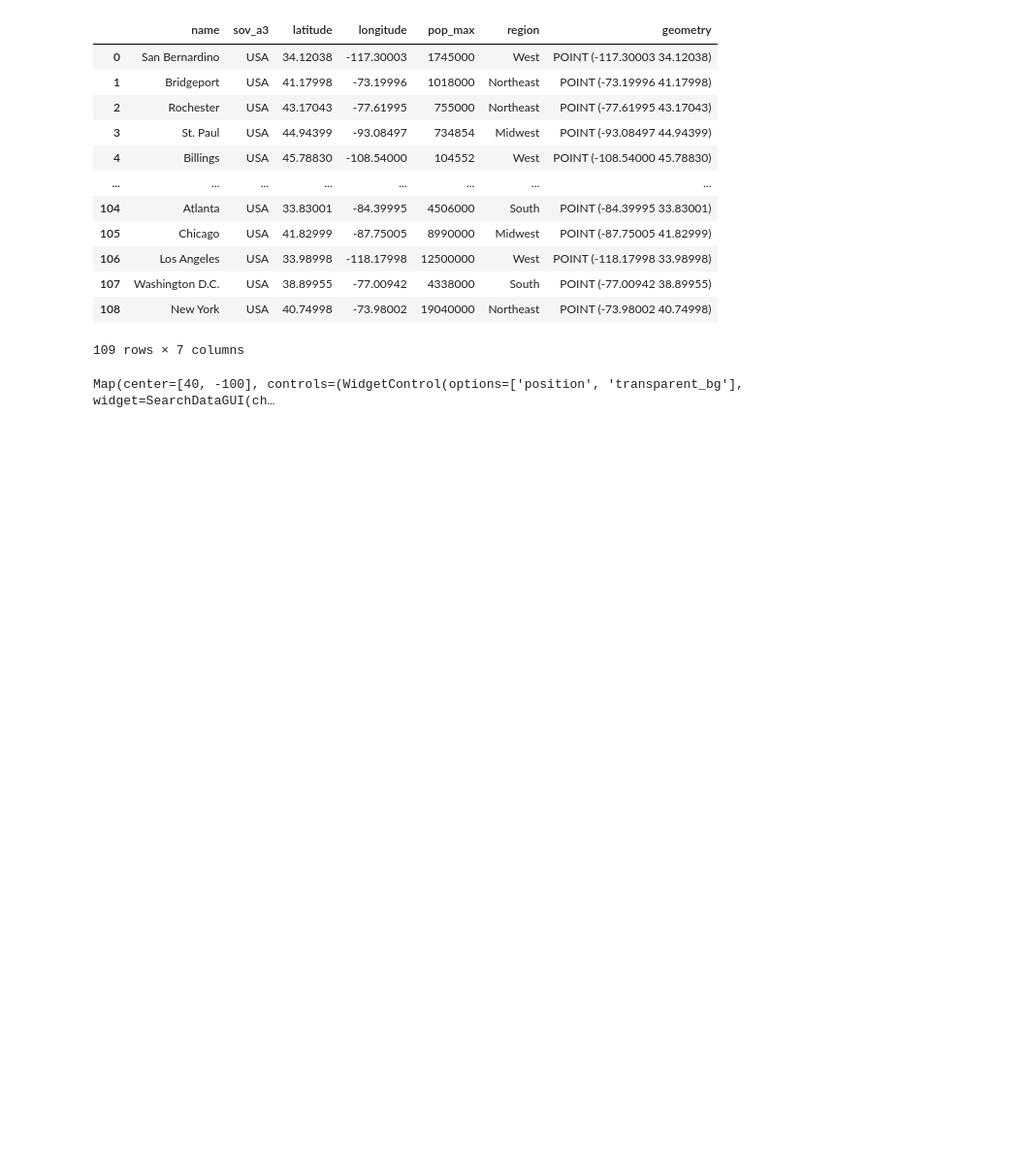
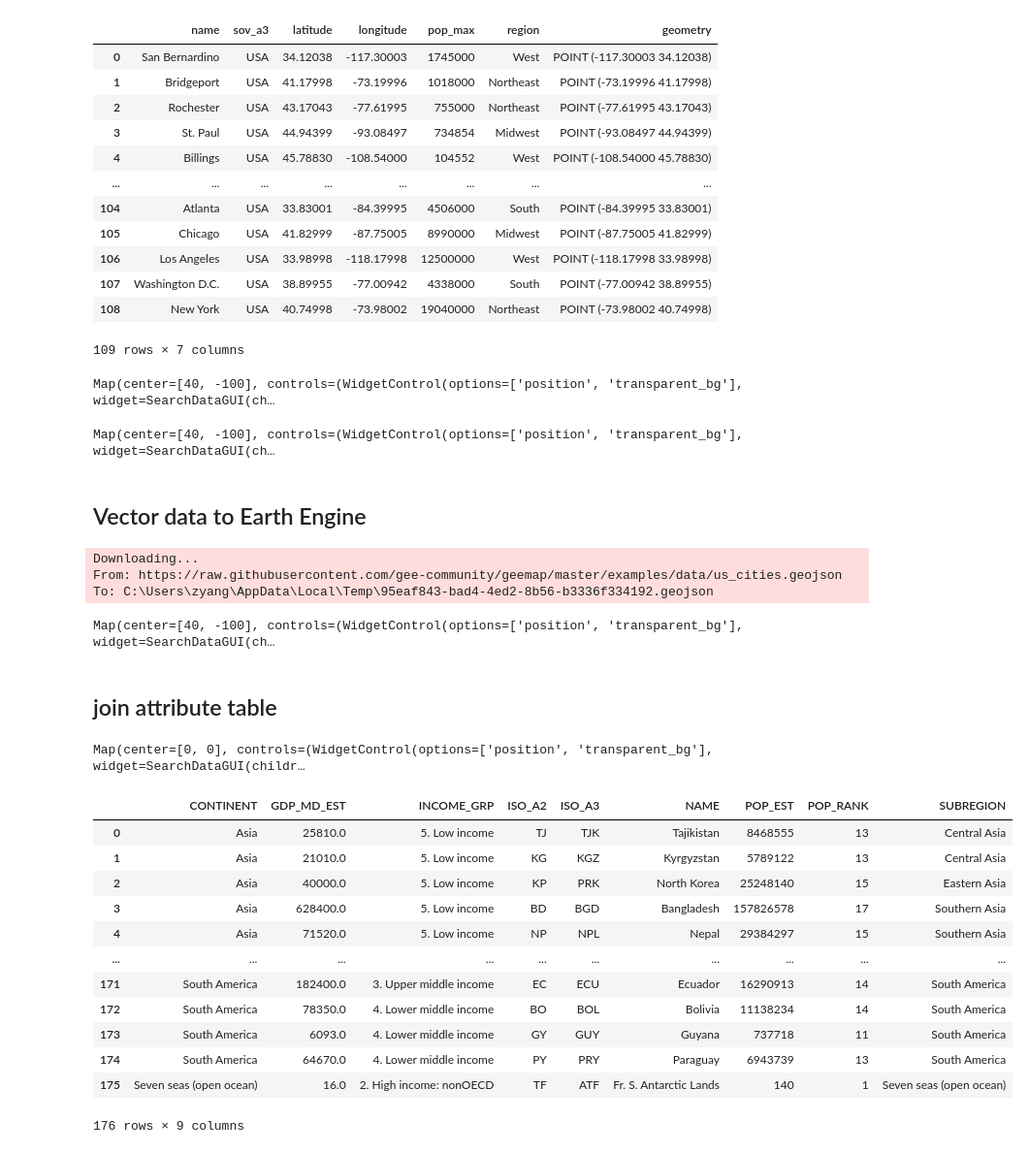
Before and after one commit to zyang91/spatial_data_management, a Jupyter notebook: notes/lecture10.ipynb, the cells around one changed output. Shown at 97% size. Cells and saved outputs as stored; diff of their text form; code cells hidden in the pictures; blank space fills up the shorter version.

```diff
--- a/notes/lecture10.ipynb
+++ b/notes/lecture10.ipynb
@@ -62,3 +62,55 @@ m.add_points_from_xy(
 m
 # %% [output]
 Map(center=[40, -100], controls=(WidgetControl(options=['position', 'transparent_bg'], widget=SearchDataGUI(ch…
+# %%
+Map= geemap.Map(center=[40,-100], zoom=4)
+Map.add_circle_markers_from_xy(
+    data,
+    x='longitude',
+    y='latitude',
+    radius=4,
+    color='red',
+    fill_color='red',
+    fill_opacity=1,
+)
+Map
+# %% [output]
+Map(center=[40, -100], controls=(WidgetControl(options=['position', 'transparent_bg'], widget=SearchDataGUI(ch…
+# %% [markdown]
+## Vector data to Earth Engine
+# %%
+geojson= 'https://github.com/gee-community/geemap/blob/master/examples/data/us_cities.geojson'
+Map= geemap.Map(center=[40,-100], zoom=4)
+fc= geemap.geojson_to_ee(geojson)
+Map.addLayer(fc, {}, 'US Cities')
+Map
+# %% [output]
+Downloading...
+From: https://raw.githubusercontent.com/gee-community/geemap/master/examples/data/us_cities.geojson
+To: C:\Users\zyang\AppData\Local\Temp\95eaf843-bad4-4ed2-8b56-b3336f334192.geojson
+Map(center=[40, -100], controls=(WidgetControl(options=['position', 'transparent_bg'], widget=SearchDataGUI(ch…
+# %% [markdown]
+## join attribute table
+# %%
+Map= geemap.Map()
+countires= ee.FeatureCollection(geemap.examples.get_ee_path('countries'))
+Map.addLayer(countires, {}, 'Countries')
+Map
+# %% [output]
+Map(center=[0, 0], controls=(WidgetControl(options=['position', 'transparent_bg'], widget=SearchDataGUI(childr…
+# %%
+geemap.ee_to_df(countires)
+# %% [output]
+|  | CONTINENT | GDP_MD_EST | INCOME_GRP | ISO_A2 | ISO_A3 | NAME | POP_EST | POP_RANK | SUBREGION |
+| 0 | Asia | 25810.0 | 5. Low income | TJ | TJK | Tajikistan | 8468555 | 13 | Central Asia |
+| 1 | Asia | 21010.0 | 5. Low income | KG | KGZ | Kyrgyzstan | 5789122 | 13 | Central Asia |
+| 2 | Asia | 40000.0 | 5. Low income | KP | PRK | North Korea | 25248140 | 15 | Eastern Asia |
+| 3 | Asia | 628400.0 | 5. Low income | BD | BGD | Bangladesh | 157826578 | 17 | Southern Asia |
+| 4 | Asia | 71520.0 | 5. Low income | NP | NPL | Nepal | 29384297 | 15 | Southern Asia |
+| ... | ... | ... | ... | ... | ... | ... | ... | ... | ... |
+| 171 | South America | 182400.0 | 3. Upper middle income | EC | ECU | Ecuador | 16290913 | 14 | South America |
+| 172 | South America | 78350.0 | 4. Lower middle income | BO | BOL | Bolivia | 11138234 | 14 | South America |
+| 173 | South America | 6093.0 | 4. Lower middle income | GY | GUY | Guyana | 737718 | 11 | South America |
+| 174 | South America | 64670.0 | 4. Lower middle income | PY | PRY | Paraguay | 6943739 | 13 | South America |
+| 175 | Seven seas (open ocean) | 16.0 | 2. High income: nonOECD | TF | ATF | Fr. S. Antarctic Lands | 140 | 1 | Seven seas (open ocean) |
+176 rows × 9 columns
```
Also changed, not shown: parts of 3 cells of this notebook.
